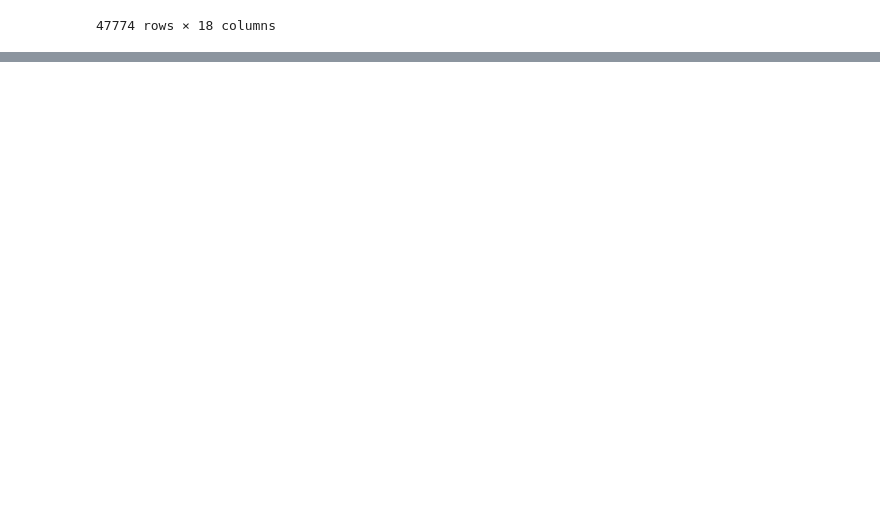
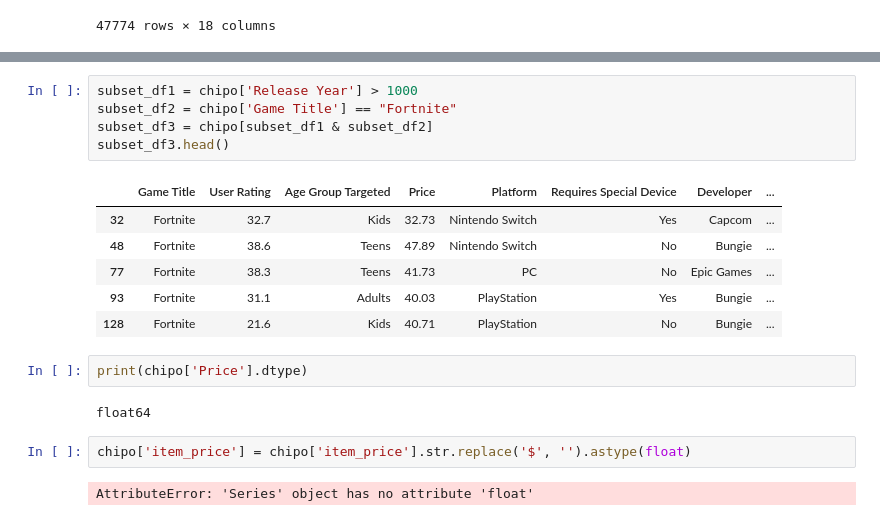
Before and after one commit to arttulaspa/Analysoinnin-perusteet, a Jupyter notebook: Analysoinnin perusteet/Python/Excercise 5.ipynb, the cells around one changed output, grey strips where cells are left out. Drawn from its saved outputs; the diff is of its cells as text; blank space fills up the shorter version.

```diff
--- a/Analysoinnin perusteet/Python/Excercise 5.ipynb
+++ b/Analysoinnin perusteet/Python/Excercise 5.ipynb
@@ -156,0 +233,20 @@ chipo.sort_values(["Price", "Platform"], ascending=[True, False])
+# %%
+subset_df1 = chipo['Release Year'] > 1000
+subset_df2 = chipo['Game Title'] == "Fortnite"
+subset_df3 = chipo[subset_df1 & subset_df2]
+subset_df3.head()
+# %% [output]
+|  | Game Title | User Rating | Age Group Targeted | Price | Platform | Requires Special Device | Developer | ... |
+| 32 | Fortnite | 32.7 | Kids | 32.73 | Nintendo Switch | Yes | Capcom | ... |
+| 48 | Fortnite | 38.6 | Teens | 47.89 | Nintendo Switch | No | Bungie | ... |
+| 77 | Fortnite | 38.3 | Teens | 41.73 | PC | No | Epic Games | ... |
+| 93 | Fortnite | 31.1 | Adults | 40.03 | PlayStation | Yes | Bungie | ... |
+| 128 | Fortnite | 21.6 | Kids | 40.71 | PlayStation | No | Bungie | ... |
+# %%
+print(chipo['Price'].dtype)
+# %% [output]
+float64
+# %%
+chipo['item_price'] = chipo['item_price'].str.replace('$', '').astype(float)
+# %% [output]
+AttributeError: 'Series' object has no attribute 'float'
```
Also changed, not shown: parts of 6 cells of this notebook, 1 other file.
